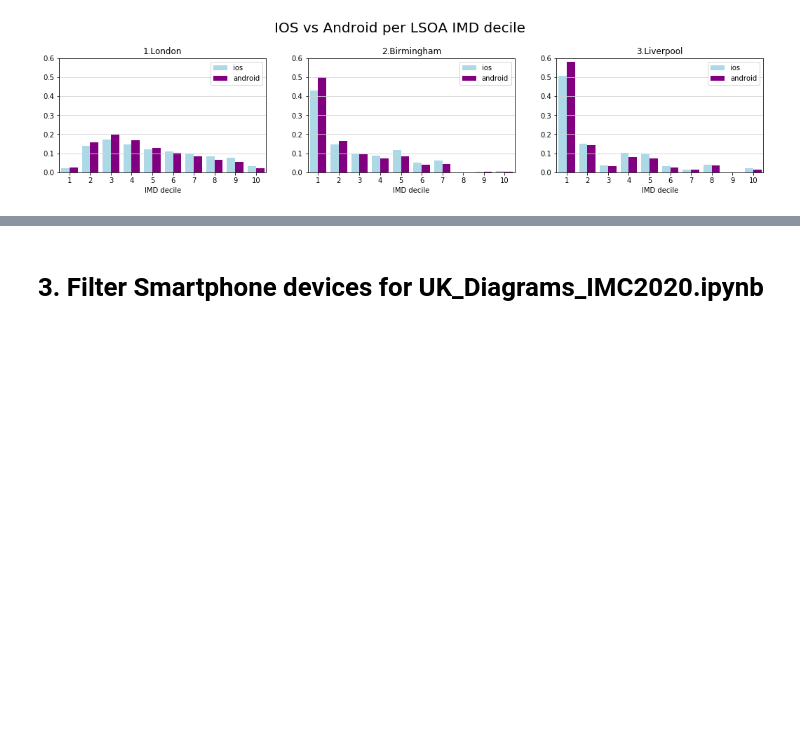
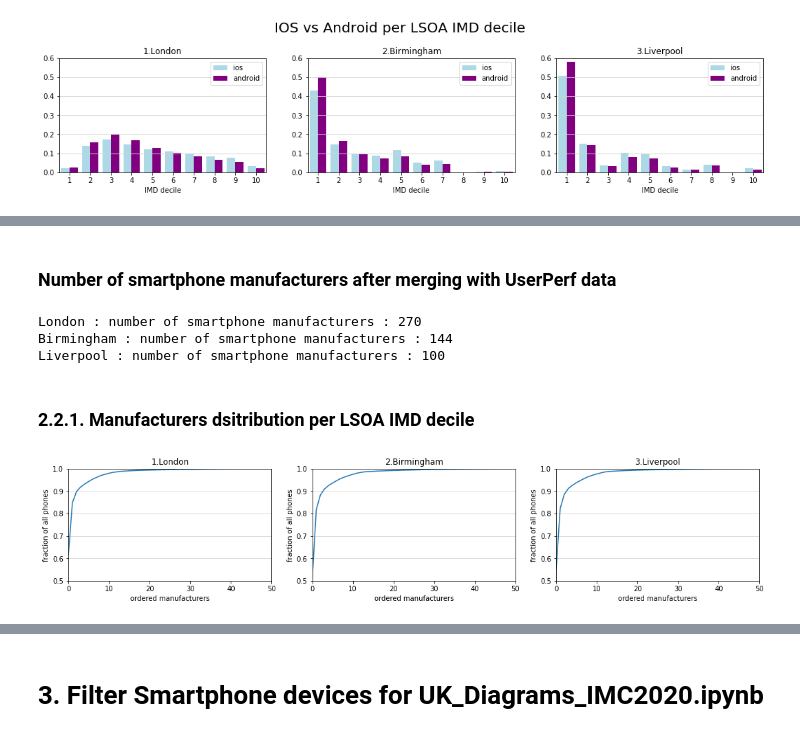
Before and after one commit to 5uperpalo/Telefonica, a Jupyter notebook: IMC2020/UK_Devices.ipynb, the cells around one changed output, grey strips where cells are left out. Cells and saved outputs as stored; diff of their text form; code cells hidden in the pictures; blank space fills up the shorter version.

```diff
--- a/IMC2020/UK_Devices.ipynb
+++ b/IMC2020/UK_Devices.ipynb
@@ -207,0 +239,4 @@ ax[2].set_title('3.Liverpool');
+# %%
+london_devices_mnfs = london_devices_pd[london_devices_pd['tacDeviceType'] == 'smartphone'][['device_id','tacManufacturer','IMDDecil']].copy()
+birmingham_devices_mnfs = birmingham_devices_pd[birmingham_devices_pd['tacDeviceType'] == 'smartphone'][['device_id','tacManufacturer','IMDDecil']].copy()
+liverpool_devices_mnfs = liverpool_devices_pd[liverpool_devices_pd['tacDeviceType'] == 'smartphone'][['device_id','tacManufacturer','IMDDecil']].copy()
@@ -207,0 +253,55 @@ ax[2].set_title('3.Liverpool');
+# %%
+london_userperf_pd = pd.merge(london_userperf_pd, london_devices_mnfs, on='device_id', how='inner')
+birmingham_userperf_pd = pd.merge(birmingham_userperf_pd, birmingham_devices_mnfs, on='device_id', how='inner')
+liverpool_userperf_pd = pd.merge(liverpool_userperf_pd, liverpool_devices_mnfs, on='device_id', how='inner')
+# %% [markdown]
+### Number of smartphone manufacturers after merging with UserPerf data
+# %%
+print('London : number of smartphone manufacturers : ' + str(london_userperf_pd['tacManufacturer'].nunique()))
+print('Birmingham : number of smartphone manufacturers : ' + str(birmingham_userperf_pd['tacManufacturer'].nunique()))
+print('Liverpool : number of smartphone manufacturers : ' + str(liverpool_userperf_pd['tacManufacturer'].nunique()))
+# %% [output]
+London : number of smartphone manufacturers : 270
+Birmingham : number of smartphone manufacturers : 144
+Liverpool : number of smartphone manufacturers : 100
+# %% [markdown]
+### 2.2.1. Manufacturers dsitribution per LSOA IMD decile
+# %%
+london_manufacturer_counts = london_userperf_pd['tacManufacturer'].value_counts(normalize = True)
+london_ordered = [london_manufacturer_counts[0]]
+for i in range(1,len(london_manufacturer_counts)):
+    london_ordered.append(london_manufacturer_counts[i] + london_ordered[i-1])
+
+birmingham_manufacturer_counts = birmingham_userperf_pd['tacManufacturer'].value_counts(normalize = True)
+birmingham_ordered = [birmingham_manufacturer_counts[0]]
+for i in range(1,len(birmingham_manufacturer_counts)):
+    birmingham_ordered.append(birmingham_manufacturer_counts[i] + birmingham_ordered[i-1])
+
+liverpool_manufacturer_counts = liverpool_userperf_pd['tacManufacturer'].value_counts(normalize = True)
+liverpool_ordered = [liverpool_manufacturer_counts[0]]
+for i in range(1,len(liverpool_manufacturer_counts)):
+    liverpool_ordered.append(liverpool_manufacturer_counts[i] + liverpool_ordered[i-1])
+# %%
+fig, ax = plt.subplots(1, 3, figsize=(18, 3), facecolor='w', edgecolor='k')
+#fig.suptitle('Modem vs Smartphone per LSOA IMD decile', size=20, y=1.12)
+
+def applyPlotStyle(ax):
+    ax.yaxis.grid(True, linestyle='-', which='both', color='lightgrey')
+    ax.set_ylim([0.5,1])
+    ax.set_xlim([0,50])
+    ax.set_xlabel('ordered manufacturers')
+    ax.set_ylabel('fraction of all phones')
+
+ax[0].plot(london_ordered)
+applyPlotStyle(ax[0])
+ax[0].set_title('1.London')
+
+ax[1].plot(birmingham_ordered)
+applyPlotStyle(ax[1])
+ax[1].set_title('2.Birmingham')
+
+ax[2].plot(liverpool_ordered)
+applyPlotStyle(ax[2])
+ax[2].set_title('3.Liverpool');
+# %% [output]
+[figure, added]
```
Also changed, not shown: parts of 13 cells of this notebook.
